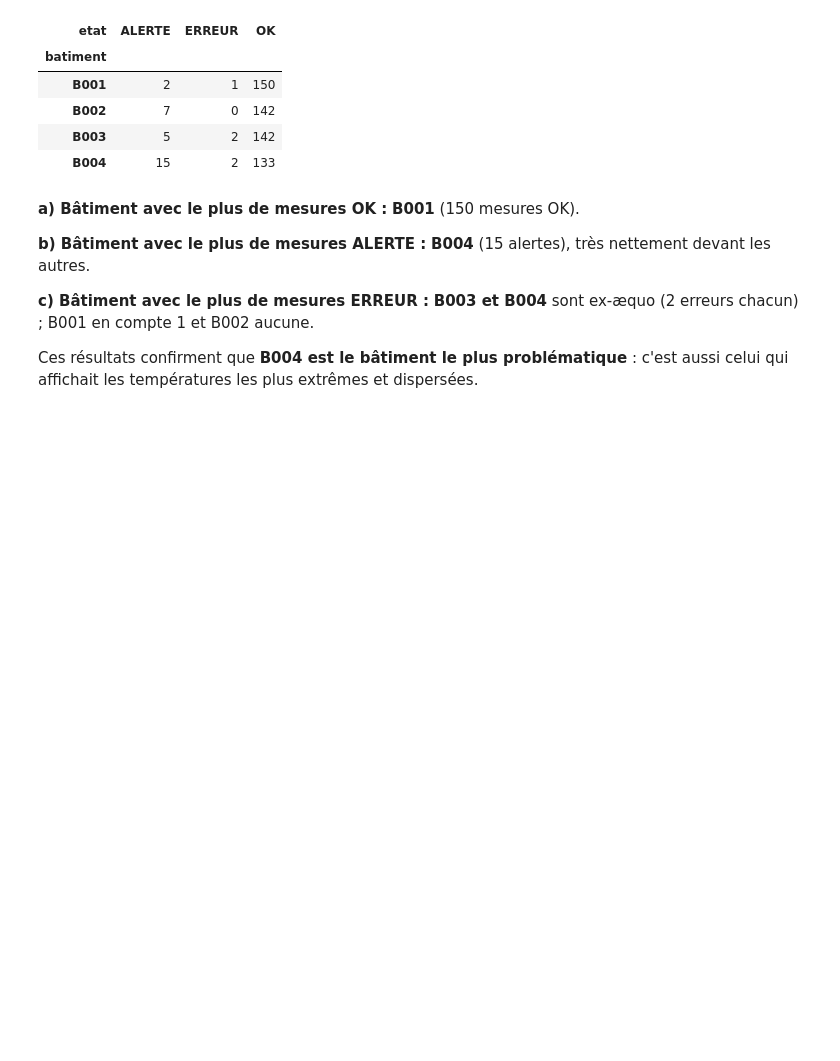
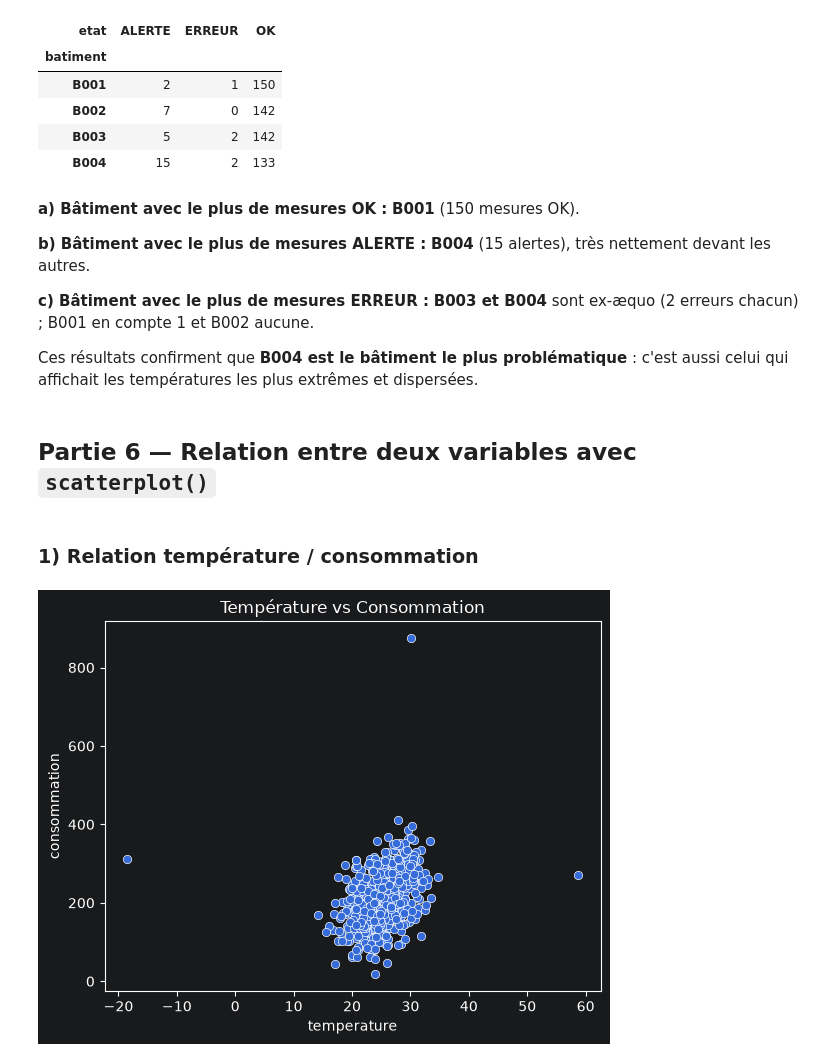
Before and after one commit to massamba0809/atelier_seaborn_iot, a Jupyter notebook: notebooks/atelier_seaborn_iot.ipynb, the cells around one changed output. Saved outputs shown, nothing was run; the diff lists cells and outputs as text; code cells hidden in the pictures; blank space fills up the shorter version.

Commit message:
Partie 6 : relation entre variables avec scatterplot()

```diff
--- a/notebooks/atelier_seaborn_iot.ipynb
+++ b/notebooks/atelier_seaborn_iot.ipynb
@@ -294,3 +294,14 @@ pd.crosstab(df["batiment"], df["etat"])
 **c) Bâtiment avec le plus de mesures ERREUR :** **B003 et B004** sont ex-æquo (2 erreurs chacun) ; B001 en compte 1 et B002 aucune.
 
 Ces résultats confirment que **B004 est le bâtiment le plus problématique** : c'est aussi celui qui affichait les températures les plus extrêmes et dispersées.
+# %% [markdown]
+## Partie 6 — Relation entre deux variables avec `scatterplot()`
+# %% [markdown]
+### 1) Relation température / consommation
+# %%
+plt.figure()
+sns.scatterplot(data=df, x="temperature", y="consommation")
+plt.title("Température vs Consommation")
+plt.show()
+# %% [output]
+[figure, added]
```
Also changed, not shown: parts of 5 cells of this notebook.
